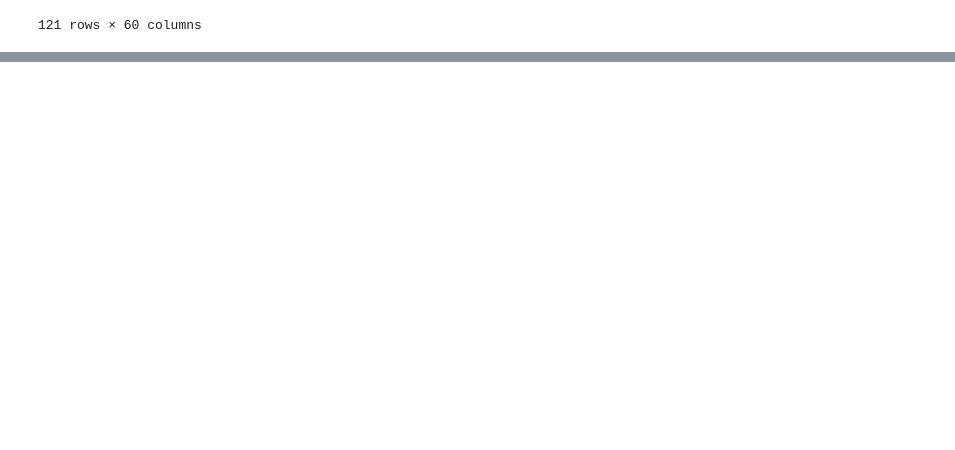
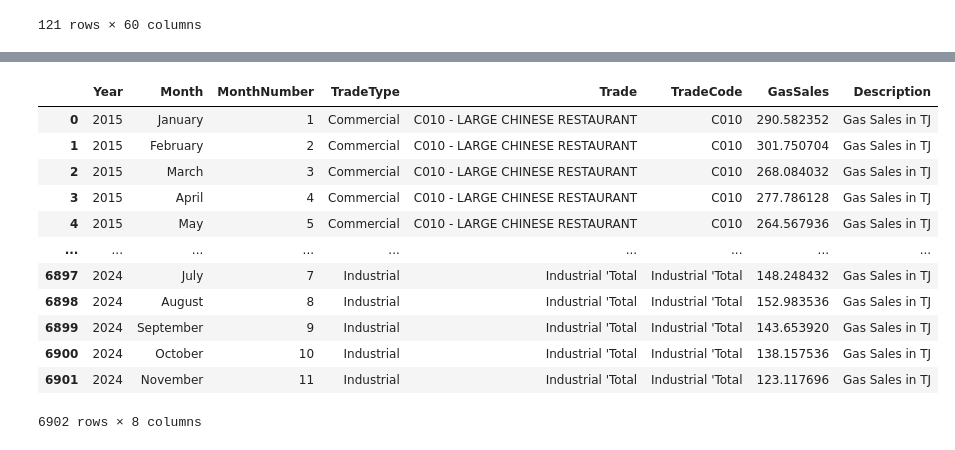
Before and after one commit to luciuswongwch/TowngasGasSalesData, a Jupyter notebook: GasSalesTradeGroup.ipynb, the cells around one changed output, grey strips where cells are left out. Saved outputs shown, nothing was run; the diff lists cells and outputs as text; code cells hidden in the pictures; blank space fills up the shorter version.

```diff
--- a/GasSalesTradeGroup.ipynb
+++ b/GasSalesTradeGroup.ipynb
@@ -117,5 +78,21 @@ I
 # %%
 result_df.columns = columns
+# %%
+result_df
+# %% [output]
+|  | Year | Month | MonthNumber | TradeType | Trade | TradeCode | GasSales | Description |
+| 0 | 2015 | January | 1 | Commercial | C010 - LARGE CHINESE RESTAURANT | C010 | 290.582352 | Gas Sales in TJ |
+| 1 | 2015 | February | 2 | Commercial | C010 - LARGE CHINESE RESTAURANT | C010 | 301.750704 | Gas Sales in TJ |
+| 2 | 2015 | March | 3 | Commercial | C010 - LARGE CHINESE RESTAURANT | C010 | 268.084032 | Gas Sales in TJ |
+| 3 | 2015 | April | 4 | Commercial | C010 - LARGE CHINESE RESTAURANT | C010 | 277.786128 | Gas Sales in TJ |
+| 4 | 2015 | May | 5 | Commercial | C010 - LARGE CHINESE RESTAURANT | C010 | 264.567936 | Gas Sales in TJ |
+| ... | ... | ... | ... | ... | ... | ... | ... | ... |
+| 6897 | 2024 | July | 7 | Industrial | Industrial 'Total | Industrial 'Total | 148.248432 | Gas Sales in TJ |
+| 6898 | 2024 | August | 8 | Industrial | Industrial 'Total | Industrial 'Total | 152.983536 | Gas Sales in TJ |
+| 6899 | 2024 | September | 9 | Industrial | Industrial 'Total | Industrial 'Total | 143.653920 | Gas Sales in TJ |
+| 6900 | 2024 | October | 10 | Industrial | Industrial 'Total | Industrial 'Total | 138.157536 | Gas Sales in TJ |
+| 6901 | 2024 | November | 11 | Industrial | Industrial 'Total | Industrial 'Total | 123.117696 | Gas Sales in TJ |
+6902 rows × 8 columns
 # %%
 import pyodbc
 # %%
```
Also changed, not shown: parts of 6 cells of this notebook, 12 other files.
